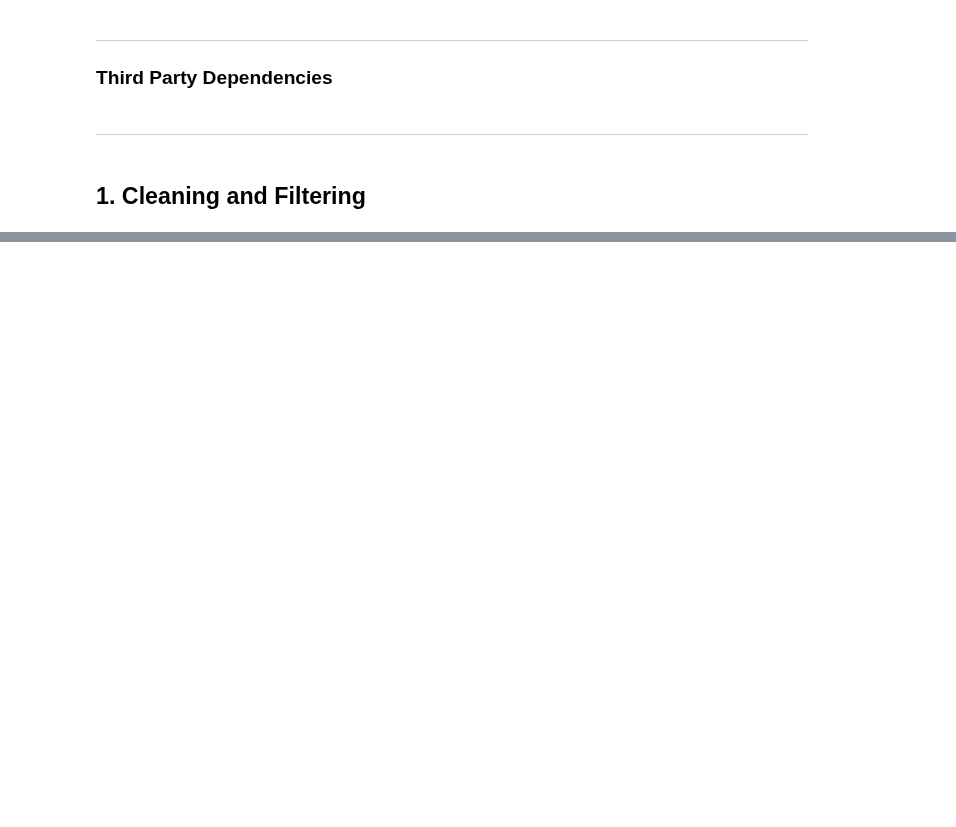
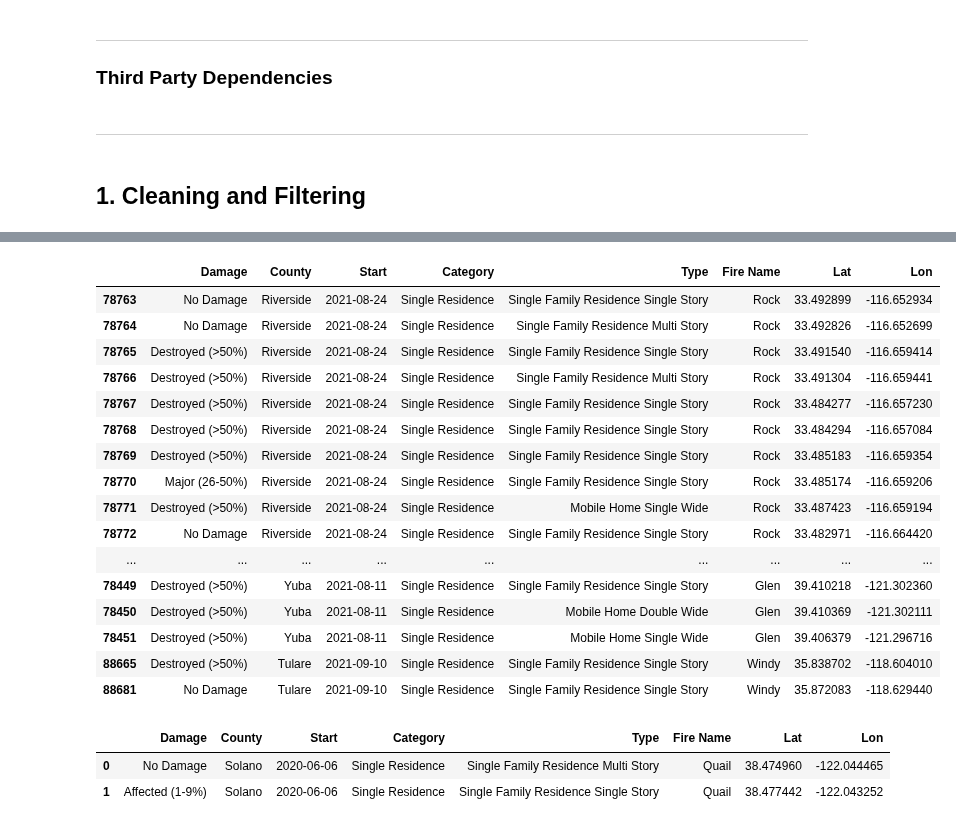
Before and after one commit to dustinlit/California-Wildfire-Ignition-ML-Modeling, a Jupyter notebook: notebooks/01_Fire_Damage_Processing.ipynb, the cells around one changed output, grey strips where cells are left out. Saved outputs shown, nothing was run; the diff lists cells and outputs as text; code cells hidden in the pictures; blank space fills up the shorter version.

```diff
--- a/notebooks/01_Fire_Damage_Processing.ipynb
+++ b/notebooks/01_Fire_Damage_Processing.ipynb
@@ -270,0 +91,17 @@ print("All datasets saved successfully to ../data/raw/damage")
+# %%
+# filter to columns to keep
+old_col_names = ['* Damage','County','Incident Start Date',
+                 'Hazard Type', 'Structure Category','* Structure Type','* Incident Name',
+                'Latitude','Longitude']
+damages = raw_damages[old_col_names]
+
+# rename for convenience
+damages.columns = ['Damage','County', 'Start','Hazard','Category',
+                  'Type','Fire Name','Lat','Lon']
+
+# Filter for only fires, drop Hazard category, it is no longer needed
+damages = damages[damages['Hazard'] == 'Fire']
+damages = damages.drop(columns = ['Hazard'])
+
+# filter the dataset to current operating time range
+damages['Start'] = pd.to_datetime(damages['Start'], format='mixed').dt.date
@@ -270,0 +159,33 @@ print("All datasets saved successfully to ../data/raw/damage")
+# %%
+riverside_ids = range(78763,78774)
+yuba_ids = range(78435,78452)
+damages.loc[riverside_ids,'County'] = 'Riverside'
+damages.loc[yuba_ids,'County'] = 'Yuba'
+damages.loc[88665,'County'] = 'Tulare'
+damages.loc[88681,'County'] = 'Tulare'
+# %%
+display(damages.loc[list(riverside_ids) + list(yuba_ids) + [88665, 88681]])
+# %% [output]
+|  | Damage | County | Start | Category | Type | Fire Name | Lat | Lon |
+| 78763 | No Damage | Riverside | 2021-08-24 | Single Residence | Single Family Residence Single Story | Rock | 33.492899 | -116.652934 |
+| 78764 | No Damage | Riverside | 2021-08-24 | Single Residence | Single Family Residence Multi Story | Rock | 33.492826 | -116.652699 |
+| 78765 | Destroyed (>50%) | Riverside | 2021-08-24 | Single Residence | Single Family Residence Single Story | Rock | 33.491540 | -116.659414 |
+| 78766 | Destroyed (>50%) | Riverside | 2021-08-24 | Single Residence | Single Family Residence Multi Story | Rock | 33.491304 | -116.659441 |
+| 78767 | Destroyed (>50%) | Riverside | 2021-08-24 | Single Residence | Single Family Residence Single Story | Rock | 33.484277 | -116.657230 |
+| 78768 | Destroyed (>50%) | Riverside | 2021-08-24 | Single Residence | Single Family Residence Single Story | Rock | 33.484294 | -116.657084 |
+| 78769 | Destroyed (>50%) | Riverside | 2021-08-24 | Single Residence | Single Family Residence Single Story | Rock | 33.485183 | -116.659354 |
+| 78770 | Major (26-50%) | Riverside | 2021-08-24 | Single Residence | Single Family Residence Single Story | Rock | 33.485174 | -116.659206 |
+| 78771 | Destroyed (>50%) | Riverside | 2021-08-24 | Single Residence | Mobile Home Single Wide | Rock | 33.487423 | -116.659194 |
+| 78772 | No Damage | Riverside | 2021-08-24 | Single Residence | Single Family Residence Single Story | Rock | 33.482971 | -116.664420 |
+| ... | ... | ... | ... | ... | ... | ... | ... | ... |
+| 78449 | Destroyed (>50%) | Yuba | 2021-08-11 | Single Residence | Single Family Residence Single Story | Glen | 39.410218 | -121.302360 |
+| 78450 | Destroyed (>50%) | Yuba | 2021-08-11 | Single Residence | Mobile Home Double Wide | Glen | 39.410369 | -121.302111 |
+| 78451 | Destroyed (>50%) | Yuba | 2021-08-11 | Single Residence | Mobile Home Single Wide | Glen | 39.406379 | -121.296716 |
+| 88665 | Destroyed (>50%) | Tulare | 2021-09-10 | Single Residence | Single Family Residence Single Story | Windy | 35.838702 | -118.604010 |
+| 88681 | No Damage | Tulare | 2021-09-10 | Single Residence | Single Family Residence Single Story | Windy | 35.872083 | -118.629440 |
+# %%
+damages.head(2)
+# %% [output]
+|  | Damage | County | Start | Category | Type | Fire Name | Lat | Lon |
+| 0 | No Damage | Solano | 2020-06-06 | Single Residence | Single Family Residence Multi Story | Quail | 38.474960 | -122.044465 |
+| 1 | Affected (1-9%) | Solano | 2020-06-06 | Single Residence | Single Family Residence Single Story | Quail | 38.477442 | -122.043252 |
```
Also changed, not shown: parts of 56 cells of this notebook.
